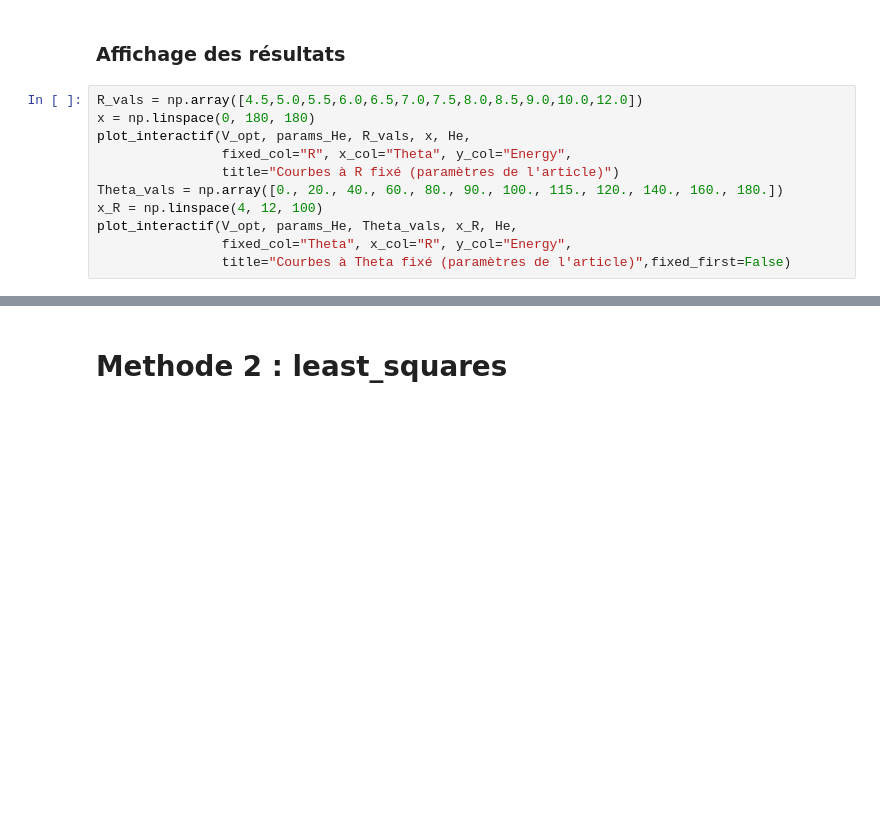
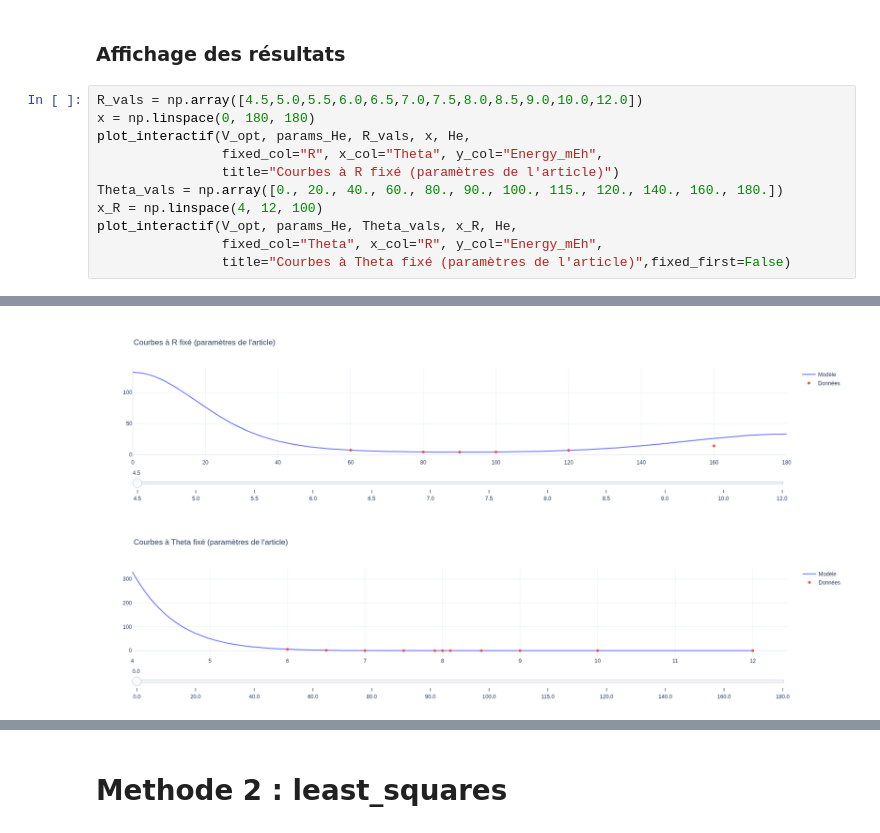
Before and after one commit to Amynek/Stage-M1, a Jupyter notebook: He-HCN.ipynb, the cells around one changed output, grey strips where cells are left out. Cells and saved outputs as stored; diff of their text form; blank space fills up the shorter version.

```diff
--- a/He-HCN.ipynb
+++ b/He-HCN.ipynb
@@ -275,11 +326,11 @@ R² (paramètres these) : -0.11307907189268618
 R_vals = np.array([4.5,5.0,5.5,6.0,6.5,7.0,7.5,8.0,8.5,9.0,10.0,12.0])
 x = np.linspace(0, 180, 180)
 plot_interactif(V_opt, params_He, R_vals, x, He,
-                fixed_col="R", x_col="Theta", y_col="Energy",
+                fixed_col="R", x_col="Theta", y_col="Energy_mEh",
                 title="Courbes à R fixé (paramètres de l'article)")
 Theta_vals = np.array([0., 20., 40., 60., 80., 90., 100., 115., 120., 140., 160., 180.])
 x_R = np.linspace(4, 12, 100)
 plot_interactif(V_opt, params_He, Theta_vals, x_R, He,
-                fixed_col="Theta", x_col="R", y_col="Energy",
+                fixed_col="Theta", x_col="R", y_col="Energy_mEh",
                 title="Courbes à Theta fixé (paramètres de l'article)",fixed_first=False)
 # %% [output]
@@ -288,3 +337,5 @@ plot_interactif(V_opt, params_He, Theta_vals, x_R, He,
+[figure, added]
+[figure, added]
 # %%
 R_vals = np.array([4.5,5.0,5.5,6.0,6.5,7.0,7.5,8.0,8.5,9.0,10.0,12.0])
 x = np.linspace(0, 180, 180)
```
Also changed, not shown: parts of 20 cells of this notebook, 4 other files.
